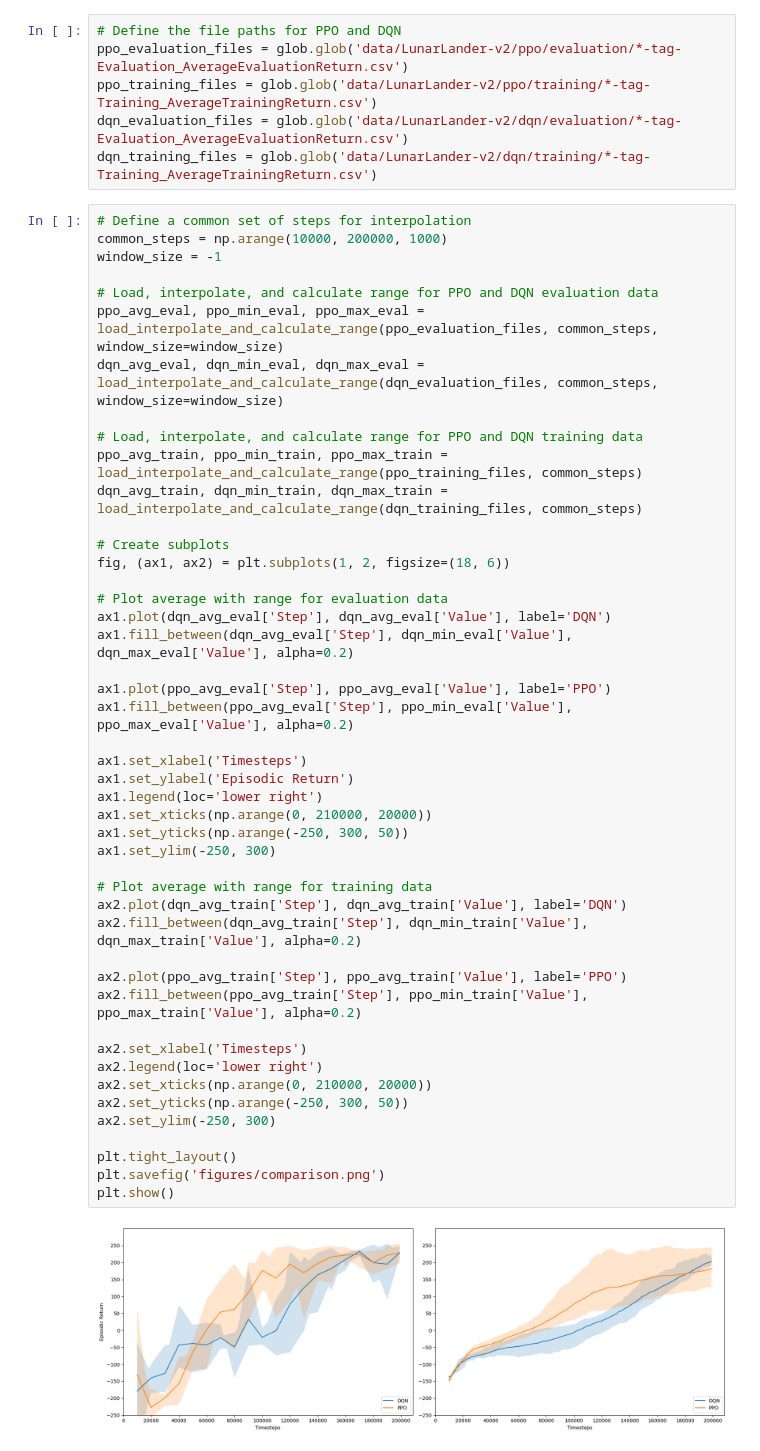
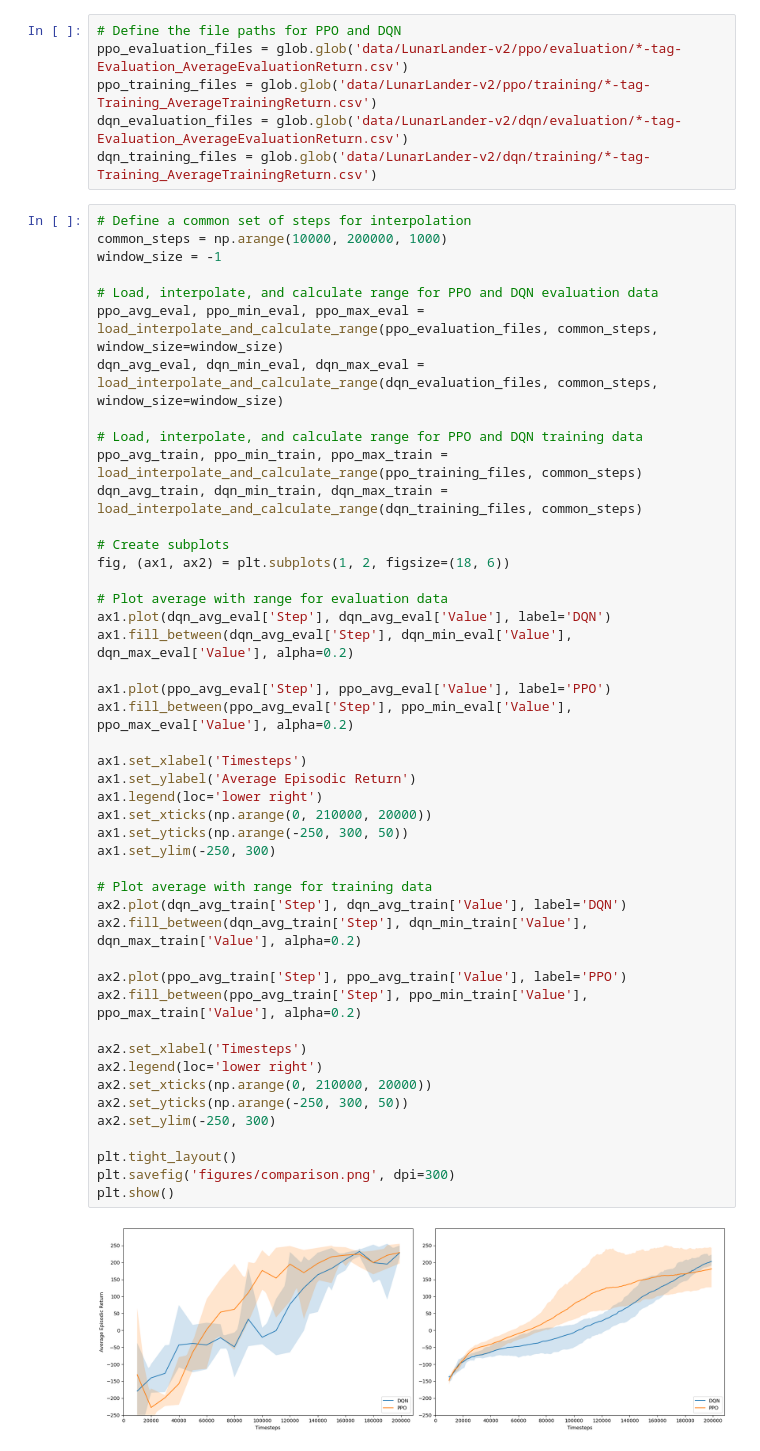
Before and after one commit to infamous-flu/RL_04, a Jupyter notebook: plot_graph.ipynb, the cells around one changed output. Saved outputs shown, nothing was run; the diff lists cells and outputs as text.

```diff
--- a/plot_graph.ipynb
+++ b/plot_graph.ipynb
@@ -51,33 +52,33 @@ fig, (ax1, ax2) = plt.subplots(1, 2, figsize=(18, 6))
 
 # Plot average with range for evaluation data
 ax1.plot(dqn_avg_eval['Step'], dqn_avg_eval['Value'], label='DQN')
 ax1.fill_between(dqn_avg_eval['Step'], dqn_min_eval['Value'], dqn_max_eval['Value'], alpha=0.2)
 
 ax1.plot(ppo_avg_eval['Step'], ppo_avg_eval['Value'], label='PPO')
 ax1.fill_between(ppo_avg_eval['Step'], ppo_min_eval['Value'], ppo_max_eval['Value'], alpha=0.2)
 
 ax1.set_xlabel('Timesteps')
-ax1.set_ylabel('Episodic Return')
+ax1.set_ylabel('Average Episodic Return')
 ax1.legend(loc='lower right')
 ax1.set_xticks(np.arange(0, 210000, 20000))
 ax1.set_yticks(np.arange(-250, 300, 50))
 ax1.set_ylim(-250, 300)
 
 # Plot average with range for training data
 ax2.plot(dqn_avg_train['Step'], dqn_avg_train['Value'], label='DQN')
 ax2.fill_between(dqn_avg_train['Step'], dqn_min_train['Value'], dqn_max_train['Value'], alpha=0.2)
 
 ax2.plot(ppo_avg_train['Step'], ppo_avg_train['Value'], label='PPO')
 ax2.fill_between(ppo_avg_train['Step'], ppo_min_train['Value'], ppo_max_train['Value'], alpha=0.2)
 
 ax2.set_xlabel('Timesteps')
 ax2.legend(loc='lower right')
 ax2.set_xticks(np.arange(0, 210000, 20000))
 ax2.set_yticks(np.arange(-250, 300, 50))
 ax2.set_ylim(-250, 300)
 
 plt.tight_layout()
-plt.savefig('figures/comparison.png')
+plt.savefig('figures/comparison.png', dpi=300)
 plt.show()
 # %% [output]
-[figure, old version]
+[figure, new version]
```
Also changed, not shown: parts of 3 cells of this notebook, 3 other files.
